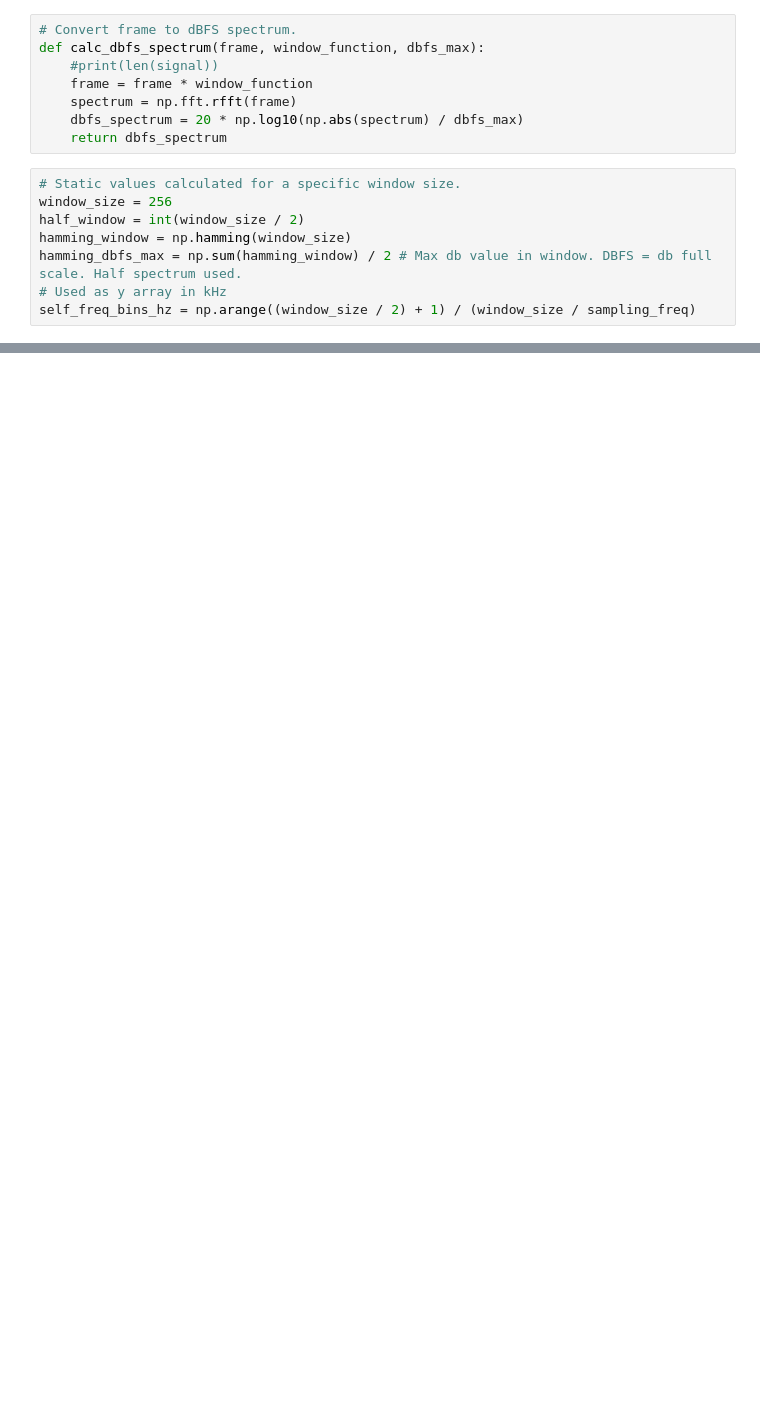
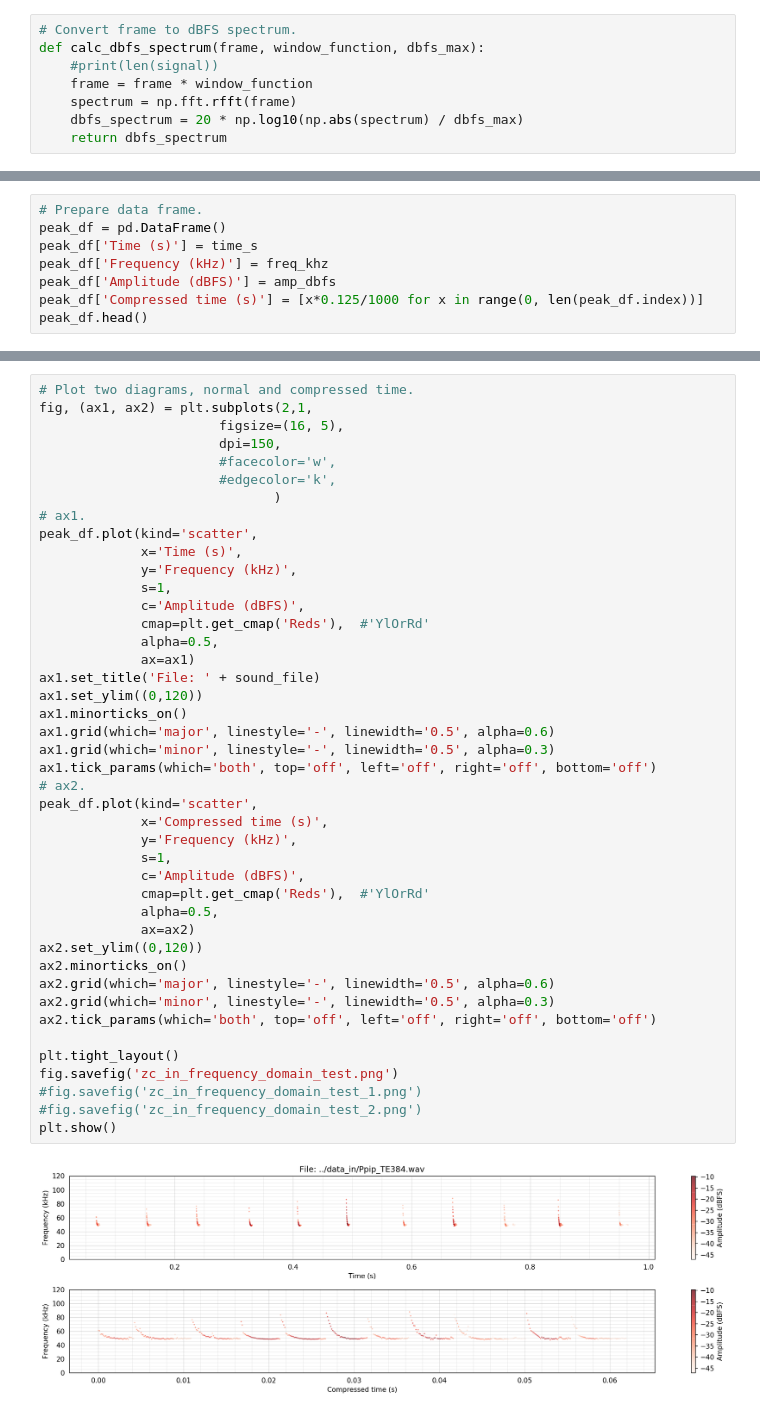
Before and after one commit to cloudedbats/cloudedbats_dsp, a Jupyter notebook: notebooks/experimental/zero_crossing_in_frequency_domain.ipynb, the cells around one changed output, grey strips where cells are left out. Saved outputs shown, nothing was run; the diff lists cells and outputs as text; blank space fills up the shorter version.

```diff
--- a/notebooks/experimental/zero_crossing_in_frequency_domain.ipynb
+++ b/notebooks/experimental/zero_crossing_in_frequency_domain.ipynb
@@ -123,11 +144,3 @@ def calc_dbfs_spectrum(frame, window_function, dbfs_max):
     spectrum = np.fft.rfft(frame)
     dbfs_spectrum = 20 * np.log10(np.abs(spectrum) / dbfs_max)
     return dbfs_spectrum
-# %%
-# Static values calculated for a specific window size.
-window_size = 256
-half_window = int(window_size / 2)
-hamming_window = np.hamming(window_size)
-hamming_dbfs_max = np.sum(hamming_window) / 2 # Max db value in window. DBFS = db full scale. Half spectrum used.
-# Used as y array in kHz
-self_freq_bins_hz = np.arange((window_size / 2) + 1) / (window_size / sampling_freq)
@@ -241,0 +269,8 @@ Number of peaks: 2
+# %%
+# Prepare data frame.
+peak_df = pd.DataFrame()
+peak_df['Time (s)'] = time_s
+peak_df['Frequency (kHz)'] = freq_khz
+peak_df['Amplitude (dBFS)'] = amp_dbfs
+peak_df['Compressed time (s)'] = [x*0.125/1000 for x in range(0, len(peak_df.index))]
+peak_df.head()
@@ -241,0 +284,45 @@ Number of peaks: 2
+# %%
+# Plot two diagrams, normal and compressed time.
+fig, (ax1, ax2) = plt.subplots(2,1,
+                       figsize=(16, 5),
+                       dpi=150,
+                       #facecolor='w',
+                       #edgecolor='k',
+                              )
+# ax1.
+peak_df.plot(kind='scatter',
+             x='Time (s)',
+             y='Frequency (kHz)',
+             s=1,
+             c='Amplitude (dBFS)',
+             cmap=plt.get_cmap('Reds'),  #'YlOrRd'
+             alpha=0.5,
+             ax=ax1)
+ax1.set_title('File: ' + sound_file)
+ax1.set_ylim((0,120))
+ax1.minorticks_on()
+ax1.grid(which='major', linestyle='-', linewidth='0.5', alpha=0.6)
+ax1.grid(which='minor', linestyle='-', linewidth='0.5', alpha=0.3)
+ax1.tick_params(which='both', top='off', left='off', right='off', bottom='off')
+# ax2.
+peak_df.plot(kind='scatter',
+             x='Compressed time (s)',
+             y='Frequency (kHz)',
+             s=1,
+             c='Amplitude (dBFS)',
+             cmap=plt.get_cmap('Reds'),  #'YlOrRd'
+             alpha=0.5,
+             ax=ax2)
+ax2.set_ylim((0,120))
+ax2.minorticks_on()
+ax2.grid(which='major', linestyle='-', linewidth='0.5', alpha=0.6)
+ax2.grid(which='minor', linestyle='-', linewidth='0.5', alpha=0.3)
+ax2.tick_params(which='both', top='off', left='off', right='off', bottom='off')
+
+plt.tight_layout()
+fig.savefig('zc_in_frequency_domain_test.png')
+#fig.savefig('zc_in_frequency_domain_test_1.png')
+#fig.savefig('zc_in_frequency_domain_test_2.png')
+plt.show()
+# %% [output]
+[figure, added]
```
Also changed, not shown: parts of 33 cells of this notebook, 2 other files.
